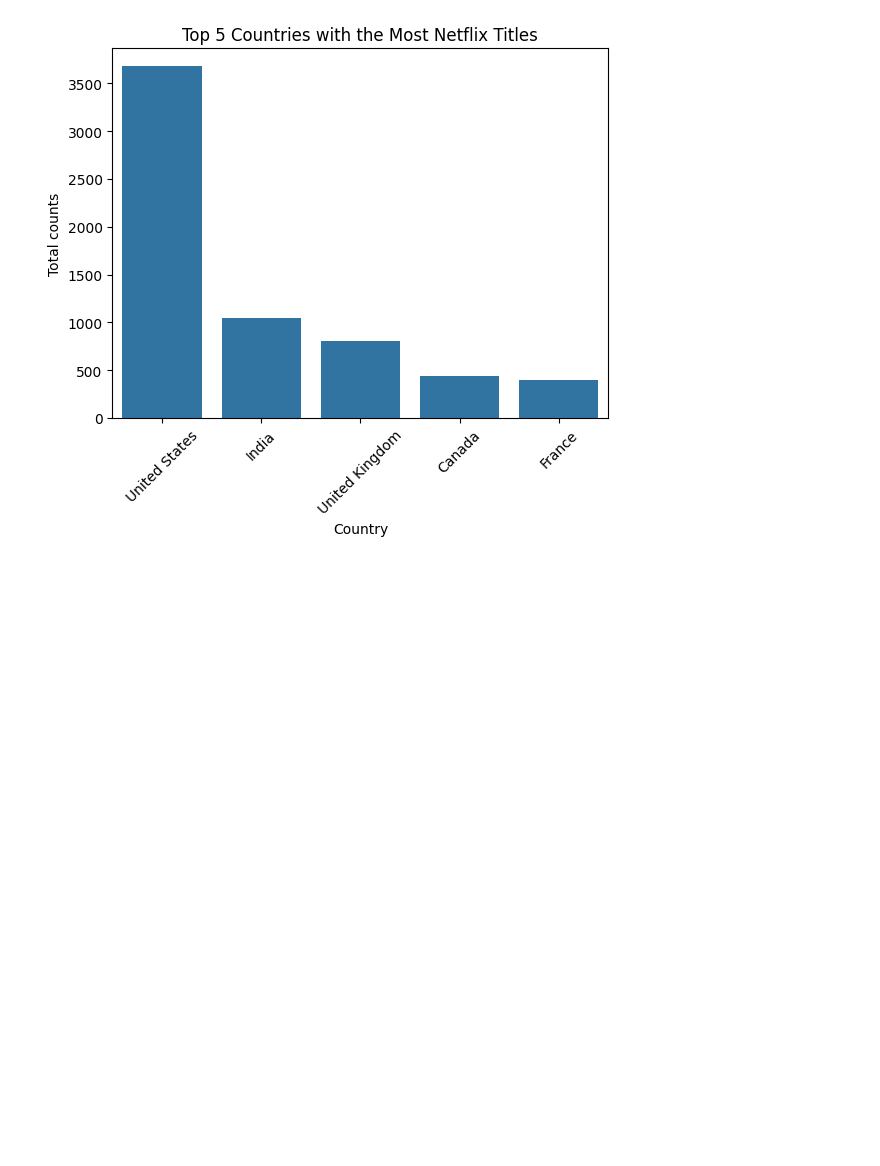
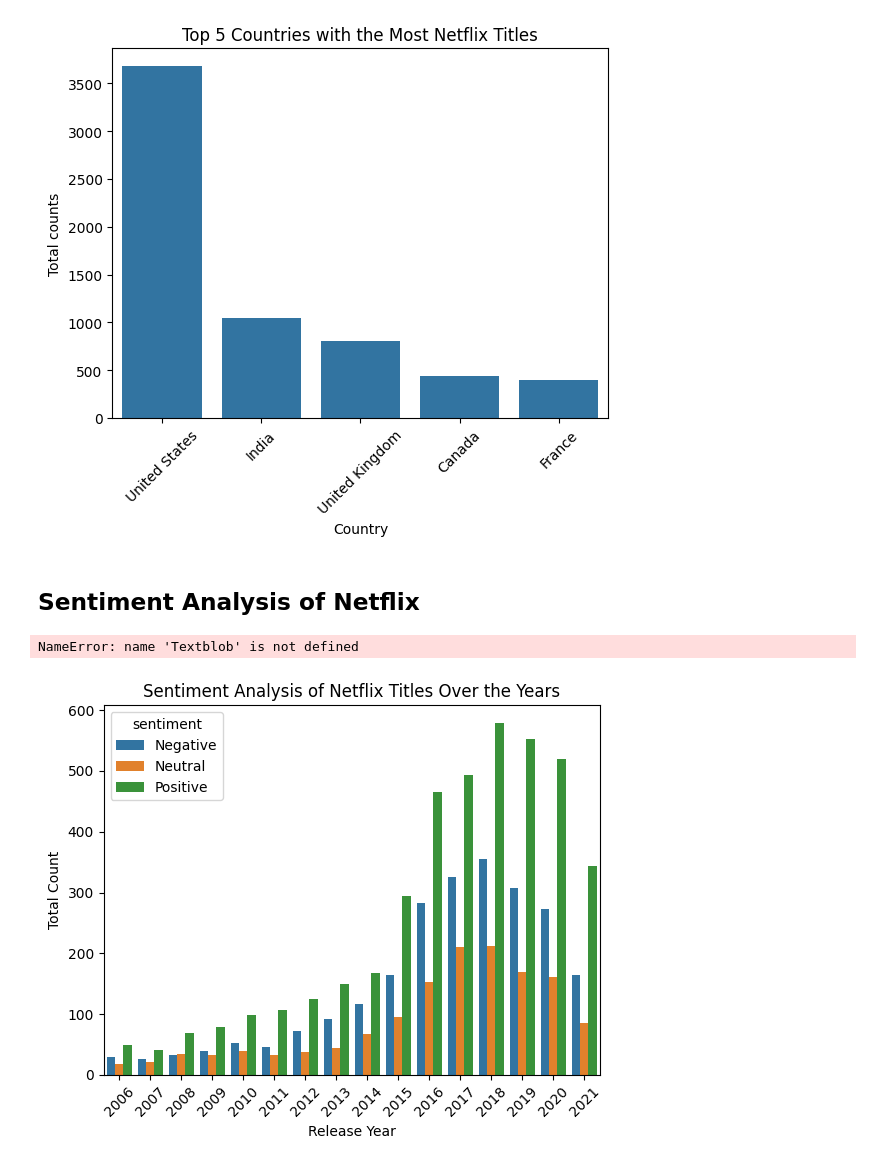
Before and after one commit to UmairAsghar369/Netflix-EDA-project, a Jupyter notebook: notebook/analysis.ipynb, the cells around one changed output. Cells and saved outputs as stored; diff of their text form; code cells hidden in the pictures; blank space fills up the shorter version.

```diff
--- a/notebook/analysis.ipynb
+++ b/notebook/analysis.ipynb
@@ -554,3 +555,79 @@ barChart.set_xticklabels(barChart.get_xticklabels(), rotation=45)
 plt.show()
 # %% [output]
 [figure]
+# %% [markdown]
+## Sentiment Analysis of Netflix
+# %%
+from textblob import TextBlob
+df3 = df[['release_year', 'description']]
+df3 = df3.rename(columns={'release_year': 'Release Year', 'description': 'Description'})
+for index, row in df3.iterrows():
+    d = row['Description']
+    testimonial = Textblob(d)
+    p = testimonial.sentiment.polarity
+    if p==0:
+        sent = 'Neutral'
+    elif p>0:
+        sent = 'Positive'
+    else:
+        sent = 'Negative'
+    df3.loc[index, 'sentiment'] = sent
+
+df3 = df3.groupby(['Release Year', 'sentiment']).size().reset_index(name='Total counts')
+df3 = df3[df3['Release Year'] > 2005]
+
+
+plt.figure()
+
+sns.barplot(
+    data=df3,
+    x='Release Year',
+    y='Total counts',
+    hue='sentiment'
+)
+
+plt.title('Sentiment Analysis of Netflix Titles Over the Years')
+plt.xlabel('Release Year')
+plt.ylabel('Total Count')
+
+plt.show()
+# %% [output]
+NameError: name 'Textblob' is not defined
+# %%
+df3 = df[['release_year', 'description']]
+df3 = df3.rename(columns={'release_year': 'Release Year', 'description': 'Description'})
+
+for index, row in df3.iterrows():
+    d = row['Description']
+    testimonial = TextBlob(d)
+    p = testimonial.sentiment.polarity
+
+    if p == 0:
+        sent = 'Neutral'
+    elif p > 0:
+        sent = 'Positive'
+    else:
+        sent = 'Negative'
+
+    df3.loc[index, 'sentiment'] = sent
+
+df3 = df3.groupby(['Release Year', 'sentiment']).size().reset_index(name='Total counts')
+df3 = df3[df3['Release Year'] > 2005]
+
+plt.figure()
+
+sns.barplot(
+    data=df3,
+    x='Release Year',
+    y='Total counts',
+    hue='sentiment'
+)
+
+plt.title('Sentiment Analysis of Netflix Titles Over the Years')
+plt.xlabel('Release Year')
+plt.ylabel('Total Count')
+plt.xticks(rotation=45)  # Rotate x-axis labels for better readability
+
+plt.show()
+# %% [output]
+[figure, added]
```
Also changed, not shown: parts of 2 cells of this notebook, 1 other file.
